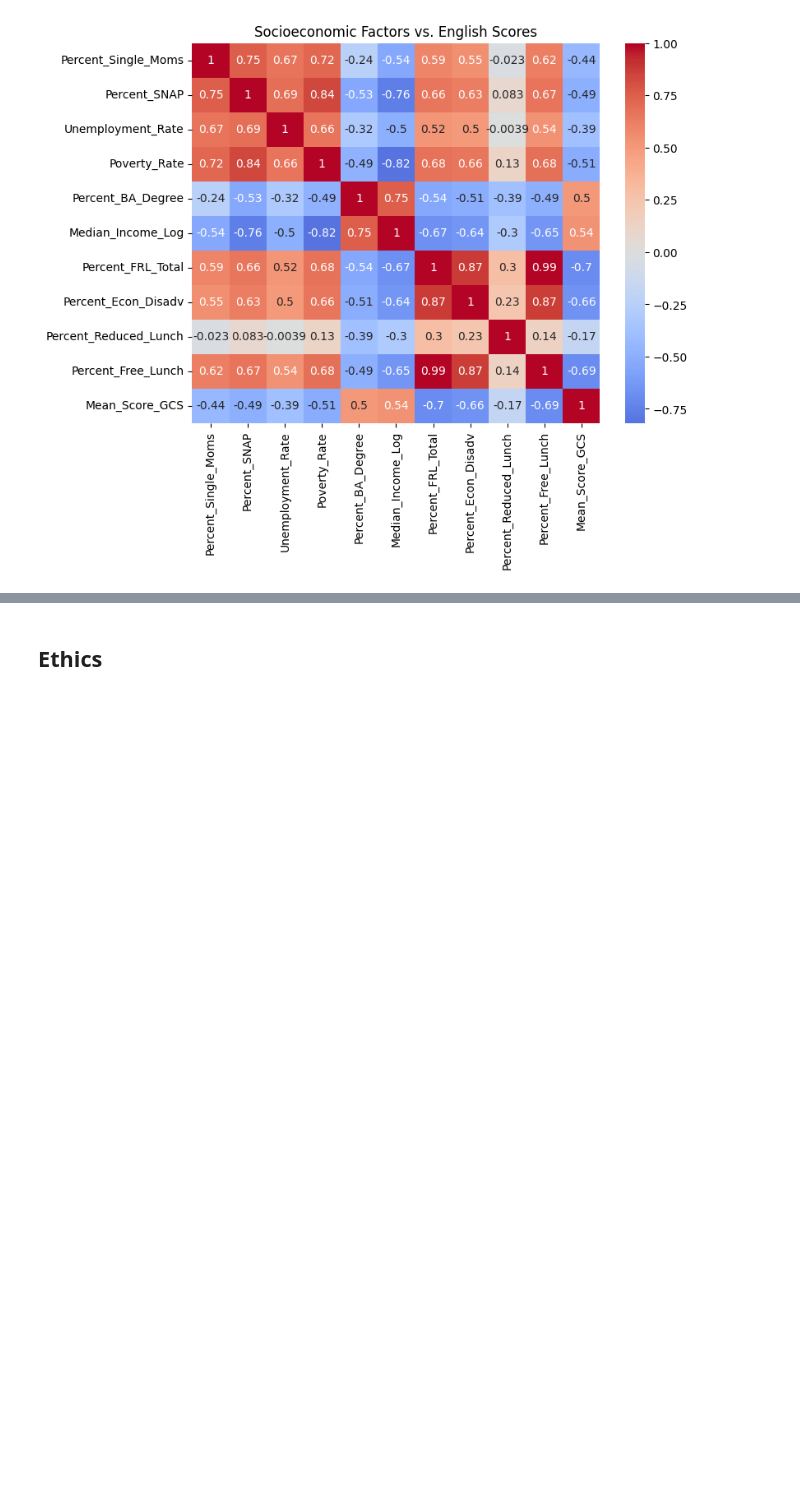
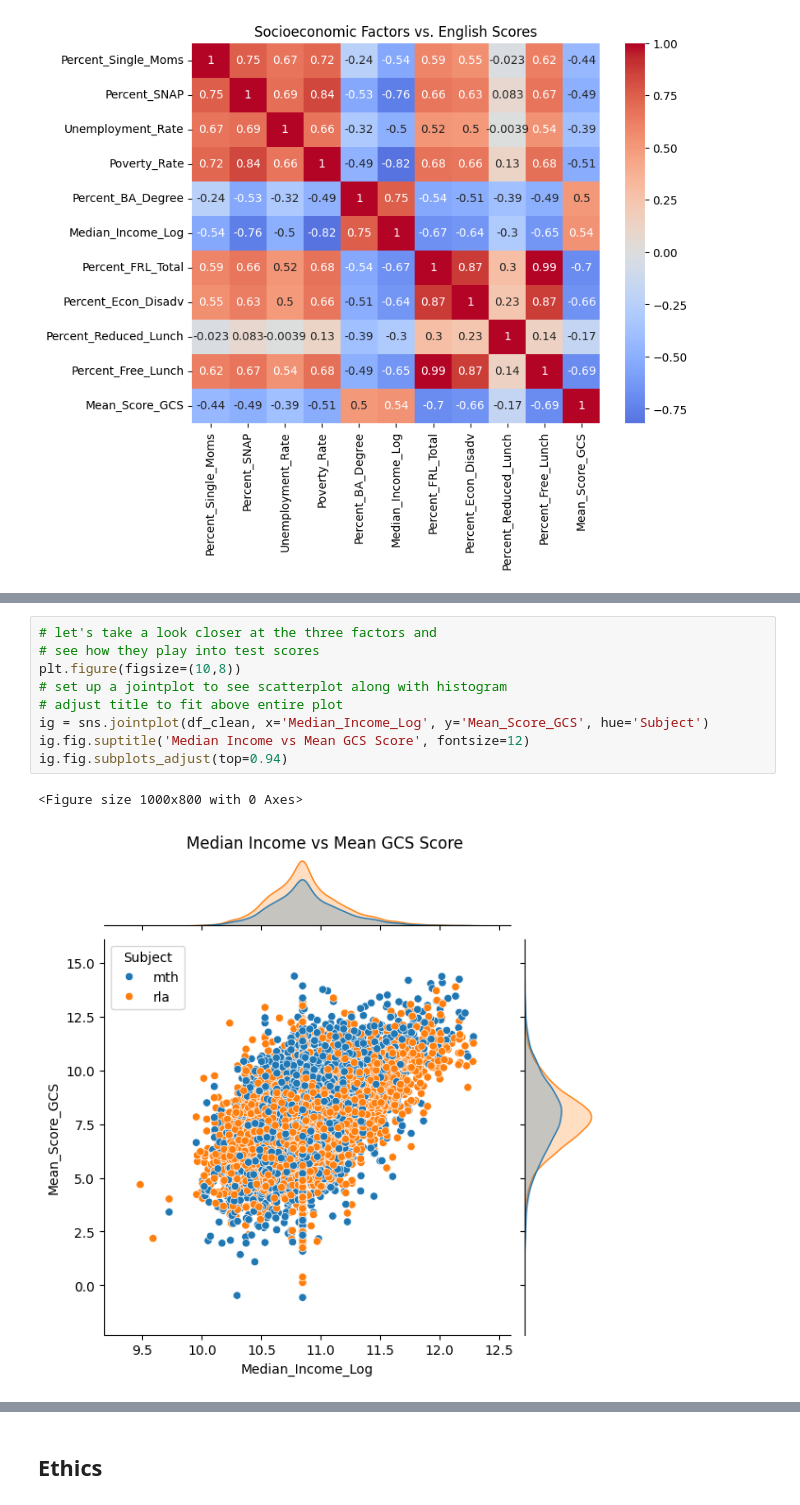
Before and after one commit to COGS108/Group006_WI26, a Jupyter notebook: 02-EDACheckpoint.ipynb, the cells around one changed output, grey strips where cells are left out. Drawn from its saved outputs; the diff is of its cells as text; blank space fills up the shorter version.

Commit message:
Adjusted a lot of the EDA.
Continued EDA journey and began viewing data deeper.

```diff
--- a/02-EDACheckpoint.ipynb
+++ b/02-EDACheckpoint.ipynb
@@ -464,0 +467,12 @@ Some more words and stuff.  Remember notebooks work best if you interleave the c
+# %%
+# let's take a look closer at the three factors and
+# see how they play into test scores
+plt.figure(figsize=(10,8))
+# set up a jointplot to see scatterplot along with histogram
+# adjust title to fit above entire plot
+ig = sns.jointplot(df_clean, x='Median_Income_Log', y='Mean_Score_GCS', hue='Subject')
+ig.fig.suptitle('Median Income vs Mean GCS Score', fontsize=12)
+ig.fig.subplots_adjust(top=0.94)
+# %% [output]
+<Figure size 1000x800 with 0 Axes>
+[figure, added]
```
Also changed, not shown: parts of 15 cells of this notebook.
